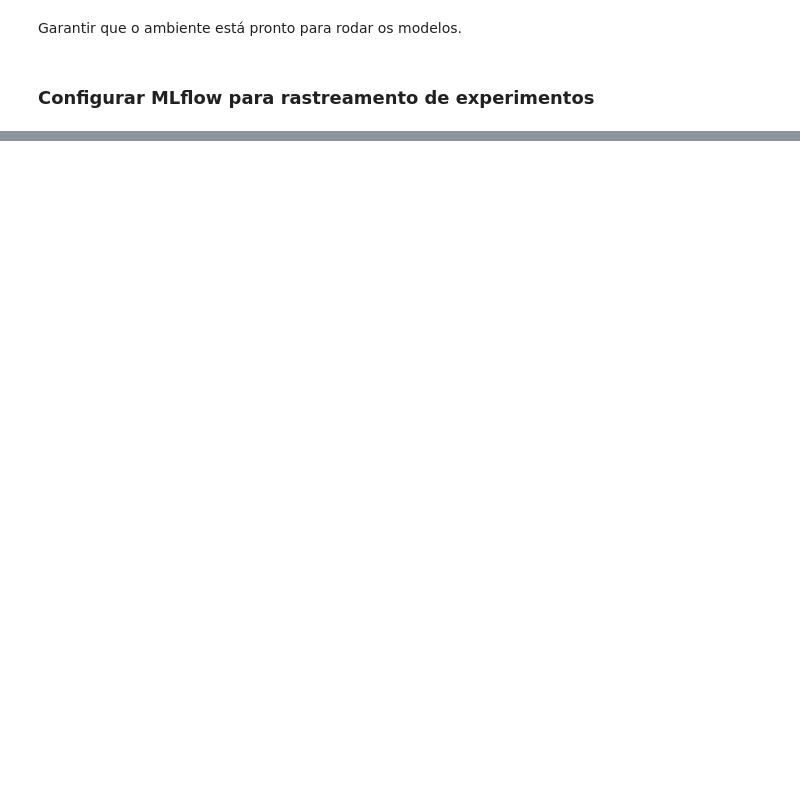
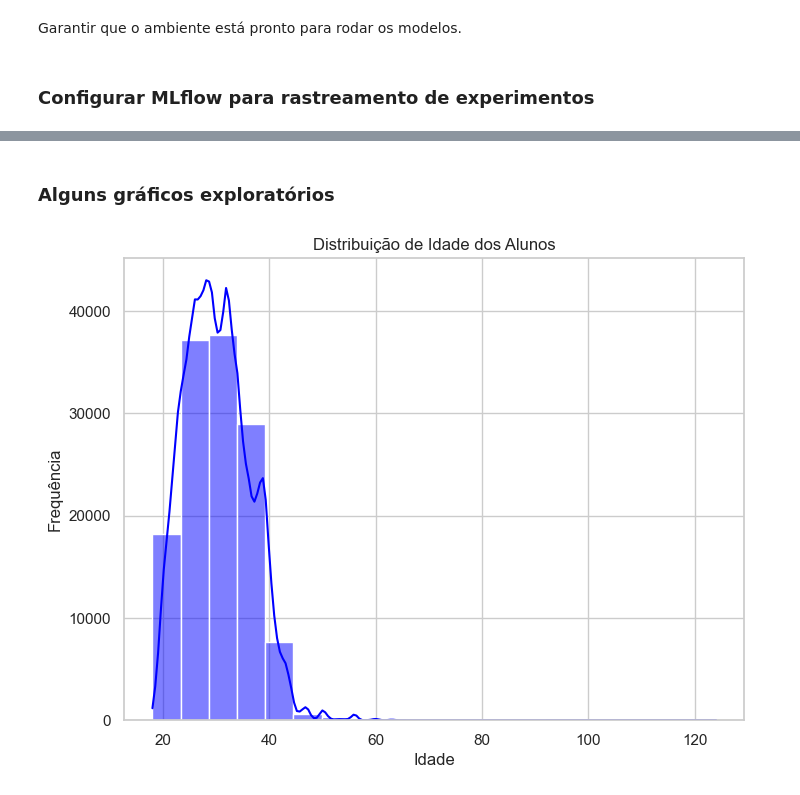
Before and after one commit to DiegoKazadi/ufcg-mlops-dropout-student, a Jupyter notebook: ufcg-mlops-dropout-student.ipynb, the cells around one changed output, grey strips where cells are left out. Cells and saved outputs as stored; diff of their text form; code cells hidden in the pictures; blank space fills up the shorter version.

```diff
--- a/ufcg-mlops-dropout-student.ipynb
+++ b/ufcg-mlops-dropout-student.ipynb
@@ -113,0 +684,3 @@ to an individual run_id event logging.
+# %%
+# Preenchendo valores nulos na coluna NOTA com a mediana
+dados_relevantes['NOTA'].fillna(dados_relevantes['NOTA'].median(), inplace=True)
@@ -113,0 +696,3 @@ to an individual run_id event logging.
+# %%
+# Preenchendo valores nulos na coluna ESTATUS com "Desconhecido"
+dados_relevantes['ESTATUS'].fillna('Desconhecido', inplace=True)
@@ -113,0 +720,4 @@ to an individual run_id event logging.
+# %%
+# Calculando a moda (valor mais frequente) da coluna TERMO
+moda_termo = dados_relevantes['TERMO'].mode()[0]
+print("Moda da coluna TERMO:", moda_termo)
@@ -113,0 +726,3 @@ to an individual run_id event logging.
+# %%
+# Preenchendo valores nulos na coluna TERMO com a moda
+dados_relevantes['TERMO'].fillna(moda_termo, inplace=True)
@@ -113,0 +780,18 @@ to an individual run_id event logging.
+# %% [markdown]
+### Alguns gráficos exploratórios
+# %%
+import seaborn as sns
+import matplotlib.pyplot as plt
+
+# Configurações de estilo
+sns.set(style="whitegrid")
+
+# Histograma da idade
+plt.figure(figsize=(8, 6))
+sns.histplot(dados_relevantes['IDADE'], bins=20, kde=True, color='blue')
+plt.title('Distribuição de Idade dos Alunos')
+plt.xlabel('Idade')
+plt.ylabel('Frequência')
+plt.show()
+# %% [output]
+[figure, added]
```
Also changed, not shown: parts of 133 cells of this notebook.
